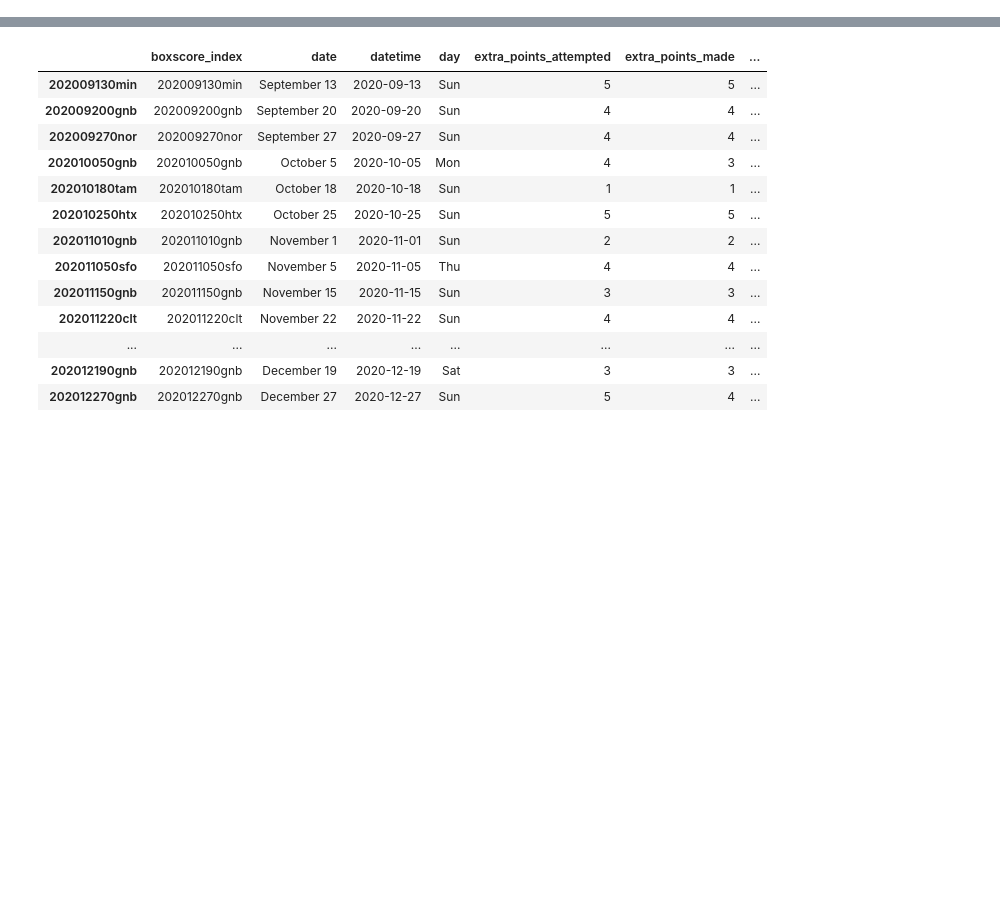
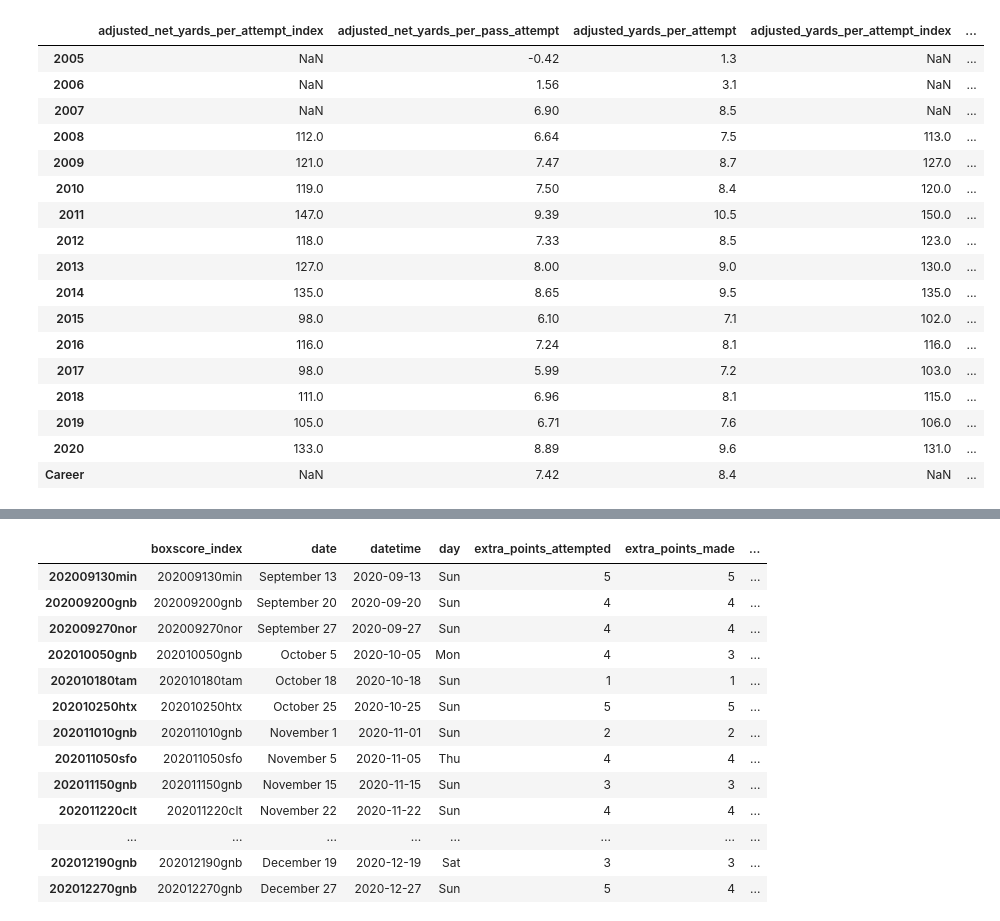
Before and after one commit to LTonstad/Predictive-Analytics-using-Sportsipy, a Jupyter notebook: getting_data.ipynb, the cells around one changed output, grey strips where cells are left out. Drawn from its saved outputs; the diff is of its cells as text; code cells hidden in the pictures; blank space fills up the shorter version.

```diff
--- a/eda.ipynb
+++ b/getting_data.ipynb
@@ -15,0 +8,25 @@ from sportsreference.nfl.teams import Teams
+# %%
+pd.set_option('display.max_columns', None)
+# %%
+player = Player('RodgAa00')
+player_df = player.dataframe
+player_df
+# %% [output]
+|  | adjusted_net_yards_per_attempt_index | adjusted_net_yards_per_pass_attempt | adjusted_yards_per_attempt | adjusted_yards_per_attempt_index | ... |
+| 2005 | NaN | -0.42 | 1.3 | NaN | ... |
+| 2006 | NaN | 1.56 | 3.1 | NaN | ... |
+| 2007 | NaN | 6.90 | 8.5 | NaN | ... |
+| 2008 | 112.0 | 6.64 | 7.5 | 113.0 | ... |
+| 2009 | 121.0 | 7.47 | 8.7 | 127.0 | ... |
+| 2010 | 119.0 | 7.50 | 8.4 | 120.0 | ... |
+| 2011 | 147.0 | 9.39 | 10.5 | 150.0 | ... |
+| 2012 | 118.0 | 7.33 | 8.5 | 123.0 | ... |
+| 2013 | 127.0 | 8.00 | 9.0 | 130.0 | ... |
+| 2014 | 135.0 | 8.65 | 9.5 | 135.0 | ... |
+| 2015 | 98.0 | 6.10 | 7.1 | 102.0 | ... |
+| 2016 | 116.0 | 7.24 | 8.1 | 116.0 | ... |
+| 2017 | 98.0 | 5.99 | 7.2 | 103.0 | ... |
+| 2018 | 111.0 | 6.96 | 8.1 | 115.0 | ... |
+| 2019 | 105.0 | 6.71 | 7.6 | 106.0 | ... |
+| 2020 | 133.0 | 8.89 | 9.6 | 131.0 | ... |
+| Career | NaN | 7.42 | 8.4 | NaN | ... |
```
Also changed, not shown: parts of 13 cells of this notebook, 2 other files.
